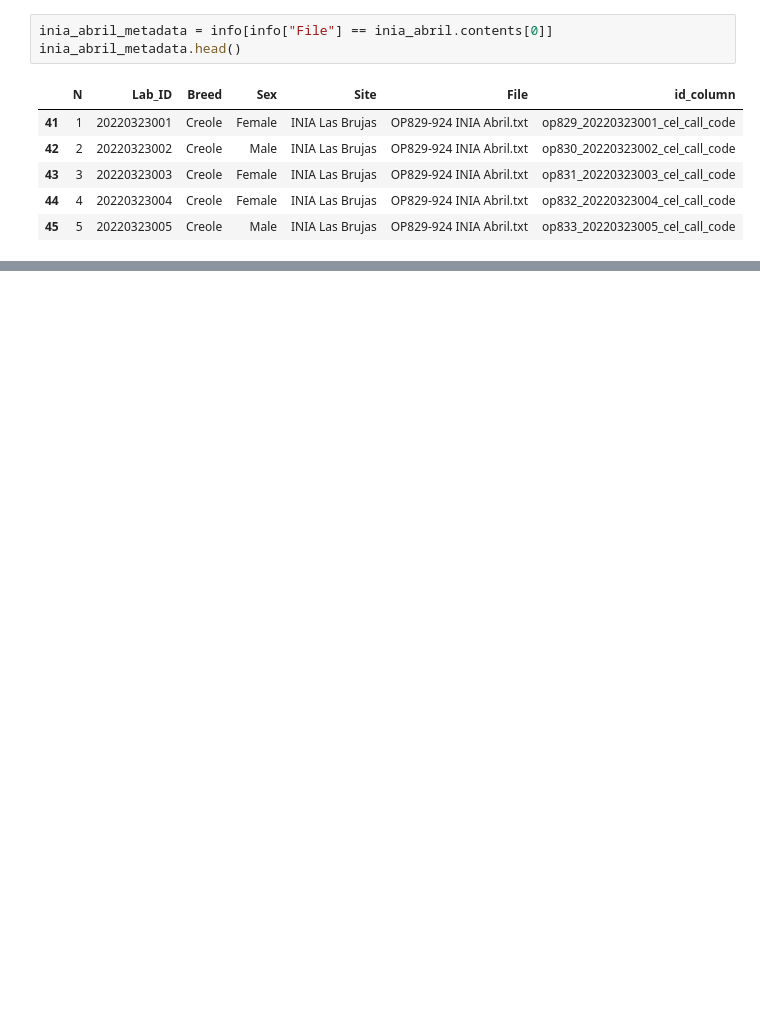
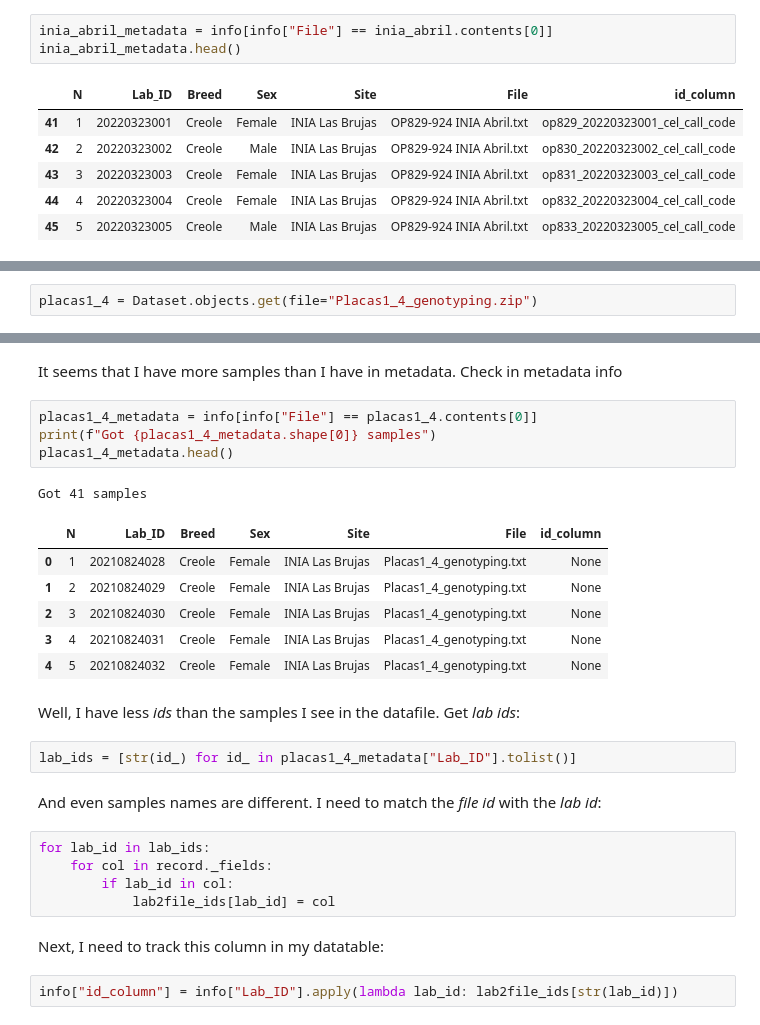
Before and after one commit to cnr-ibba/SMARTER-database, a Jupyter notebook: notebooks/exploratory/0.20.0-bunop-uruguay_fg.ipynb, the cells around one changed output, grey strips where cells are left out. Drawn from its saved outputs; the diff is of its cells as text; blank space fills up the shorter version.

Commit message:
:monocle_face: working on latest uruguayan data
Check sample names and write metadata file

```diff
--- a/notebooks/exploratory/0.20.0-bunop-uruguay_fg.ipynb
+++ b/notebooks/exploratory/0.20.0-bunop-uruguay_fg.ipynb
@@ -323,0 +327,2 @@ inia_abril_metadata.head()
+# %%
+placas1_4 = Dataset.objects.get(file="Placas1_4_genotyping.zip")
@@ -323,0 +371,29 @@ inia_abril_metadata.head()
+# %% [markdown]
+It seems that I have more samples than I have in metadata. Check in metadata info
+# %%
+placas1_4_metadata = info[info["File"] == placas1_4.contents[0]]
+print(f"Got {placas1_4_metadata.shape[0]} samples")
+placas1_4_metadata.head()
+# %% [output]
+Got 41 samples
+|  | N | Lab_ID | Breed | Sex | Site | File | id_column |
+| 0 | 1 | 20210824028 | Creole | Female | INIA Las Brujas | Placas1_4_genotyping.txt | None |
+| 1 | 2 | 20210824029 | Creole | Female | INIA Las Brujas | Placas1_4_genotyping.txt | None |
+| 2 | 3 | 20210824030 | Creole | Female | INIA Las Brujas | Placas1_4_genotyping.txt | None |
+| 3 | 4 | 20210824031 | Creole | Female | INIA Las Brujas | Placas1_4_genotyping.txt | None |
+| 4 | 5 | 20210824032 | Creole | Female | INIA Las Brujas | Placas1_4_genotyping.txt | None |
+# %% [markdown]
+Well, I have less *ids* than the samples I see in the datafile. Get *lab ids*:
+# %%
+lab_ids = [str(id_) for id_ in placas1_4_metadata["Lab_ID"].tolist()]
+# %% [markdown]
+And even samples names are different. I need to match the *file id* with the *lab id*:
+# %%
+for lab_id in lab_ids:
+    for col in record._fields:
+        if lab_id in col:
+            lab2file_ids[lab_id] = col
+# %% [markdown]
+Next, I need to track this column in my datatable:
+# %%
+info["id_column"] = info["Lab_ID"].apply(lambda lab_id: lab2file_ids[str(lab_id)])
```
Also changed, not shown: parts of 13 cells of this notebook.
